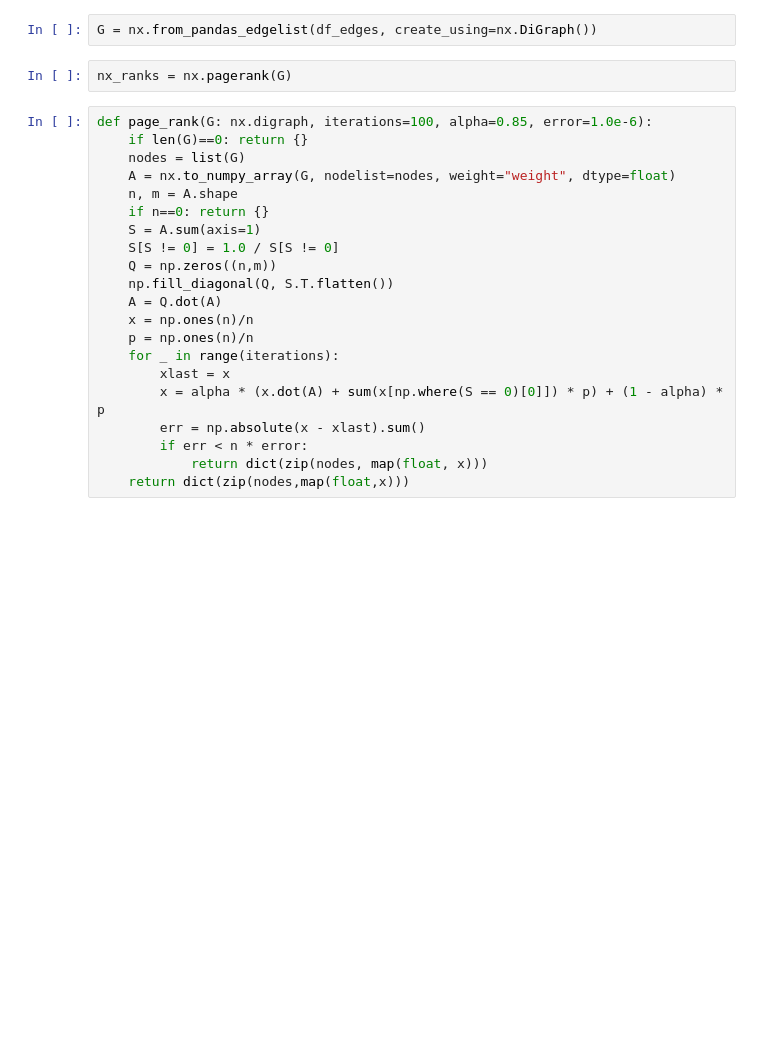
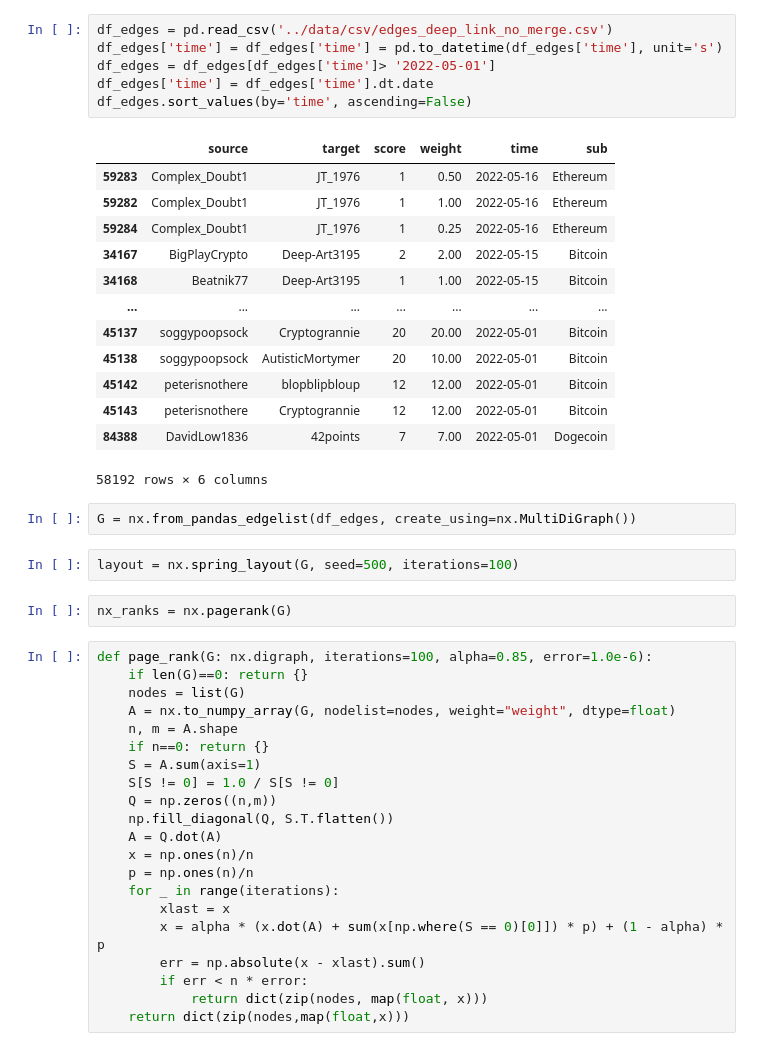
Before and after one commit to anatosun/reddit-cryptocurrency-analysis, a Jupyter notebook: notebooks/pagerank.ipynb, the cells around one changed output. Drawn from its saved outputs; the diff is of its cells as text; blank space fills up the shorter version.

```diff
--- a/notebooks/pagerank.ipynb
+++ b/notebooks/pagerank.ipynb
@@ -23,5 +8,27 @@ df_edges
+# %%
+df_edges = pd.read_csv('../data/csv/edges_deep_link_no_merge.csv')
+df_edges['time'] = df_edges['time'] = pd.to_datetime(df_edges['time'], unit='s')
+df_edges = df_edges[df_edges['time']> '2022-05-01']
+df_edges['time'] = df_edges['time'].dt.date
+df_edges.sort_values(by='time', ascending=False)
+# %% [output]
+|  | source | target | score | weight | time | sub |
+| 59283 | Complex_Doubt1 | JT_1976 | 1 | 0.50 | 2022-05-16 | Ethereum |
+| 59282 | Complex_Doubt1 | JT_1976 | 1 | 1.00 | 2022-05-16 | Ethereum |
+| 59284 | Complex_Doubt1 | JT_1976 | 1 | 0.25 | 2022-05-16 | Ethereum |
+| 34167 | BigPlayCrypto | Deep-Art3195 | 2 | 2.00 | 2022-05-15 | Bitcoin |
+| 34168 | Beatnik77 | Deep-Art3195 | 1 | 1.00 | 2022-05-15 | Bitcoin |
+| ... | ... | ... | ... | ... | ... | ... |
+| 45137 | soggypoopsock | Cryptogrannie | 20 | 20.00 | 2022-05-01 | Bitcoin |
+| 45138 | soggypoopsock | AutisticMortymer | 20 | 10.00 | 2022-05-01 | Bitcoin |
+| 45142 | peterisnothere | blopblipbloup | 12 | 12.00 | 2022-05-01 | Bitcoin |
+| 45143 | peterisnothere | Cryptogrannie | 12 | 12.00 | 2022-05-01 | Bitcoin |
+| 84388 | DavidLow1836 | 42points | 7 | 7.00 | 2022-05-01 | Dogecoin |
+58192 rows × 6 columns
 # %%
-G = nx.from_pandas_edgelist(df_edges, create_using=nx.DiGraph())
+G = nx.from_pandas_edgelist(df_edges, create_using=nx.MultiDiGraph())
+# %%
+layout = nx.spring_layout(G, seed=500, iterations=100)
 # %%
 nx_ranks = nx.pagerank(G)
 # %%
```
Also changed, not shown: parts of 12 cells of this notebook, 10 other files.
